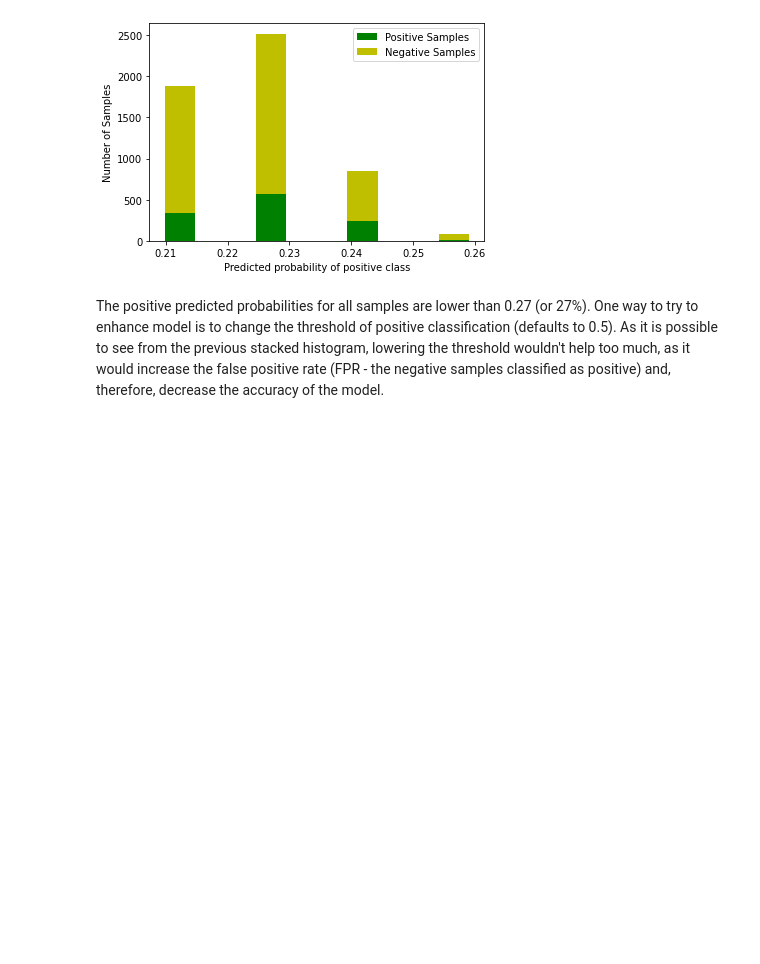
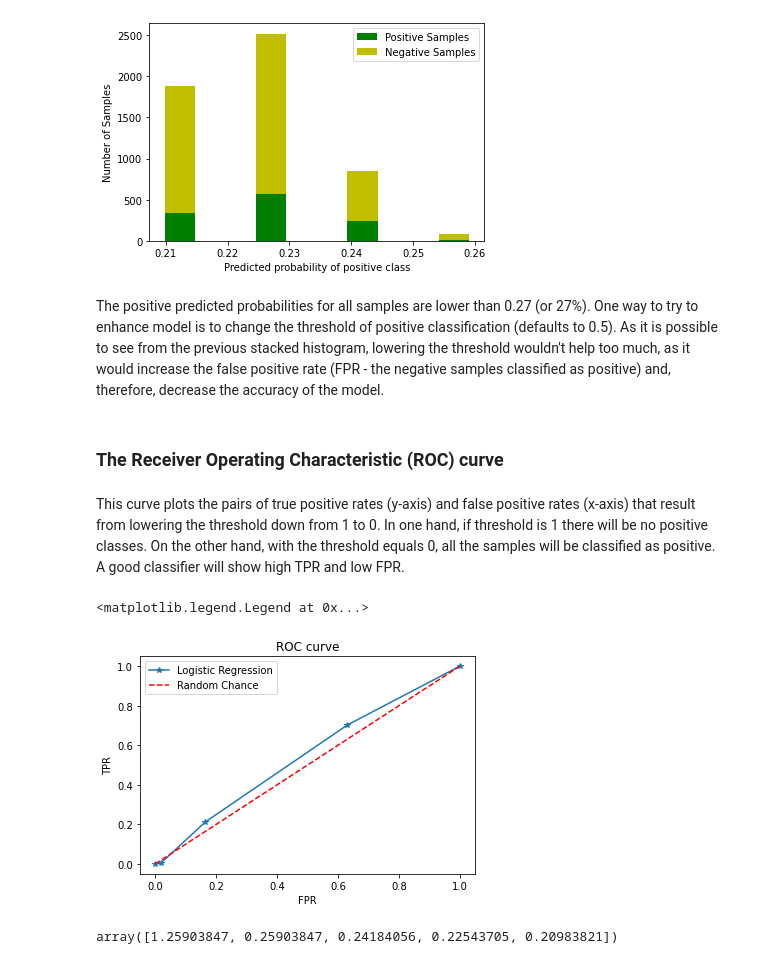
Before and after one commit to jeantardelli/data-science, a Jupyter notebook: exploring-the-response-variable-and-model-evaluation.ipynb, the cells around one changed output. Saved outputs shown, nothing was run; the diff lists cells and outputs as text; code cells hidden in the pictures; blank space fills up the shorter version.

```diff
--- a/exploring-the-response-variable-and-model-evaluation.ipynb
+++ b/exploring-the-response-variable-and-model-evaluation.ipynb
@@ -315,3 +315,23 @@ plt.legend(['Positive Samples', 'Negative Samples'])
 [figure]
 # %% [markdown]
 The positive predicted probabilities for all samples are lower than 0.27 (or 27%). One way to try to enhance model is to change the threshold of positive classification (defaults to 0.5). As it is possible to see from the previous stacked histogram, lowering the threshold wouldn't help too much, as it would increase the false positive rate (FPR - the negative samples classified as positive) and, therefore, decrease the accuracy of the model.
+# %% [markdown]
+### The Receiver Operating Characteristic (ROC) curve
+# %% [markdown]
+This curve plots the pairs of true positive rates (y-axis) and false positive rates (x-axis) that result from lowering the threshold down from 1 to 0. In one hand, if threshold is 1 there will be no positive classes. On the other hand, with the threshold equals 0, all the samples will be classified as positive. A good classifier will show high TPR and low FPR.
+# %%
+fpr, tpr, thresholds = metrics.roc_curve(y_test, pos_proba)
+
+plt.plot(fpr, tpr, '*-')
+plt.plot([0, 1], [0, 1], 'r--')
+plt.title('ROC curve')
+plt.ylabel('TPR')
+plt.xlabel('FPR')
+plt.legend(['Logistic Regression', 'Random Chance'])
+# %% [output]
+<matplotlib.legend.Legend at 0x...>
+[figure, added]
+# %%
+thresholds
+# %% [output]
+array([1.25903847, 0.25903847, 0.24184056, 0.22543705, 0.20983821])
```
Also changed, not shown: parts of 22 cells of this notebook.
